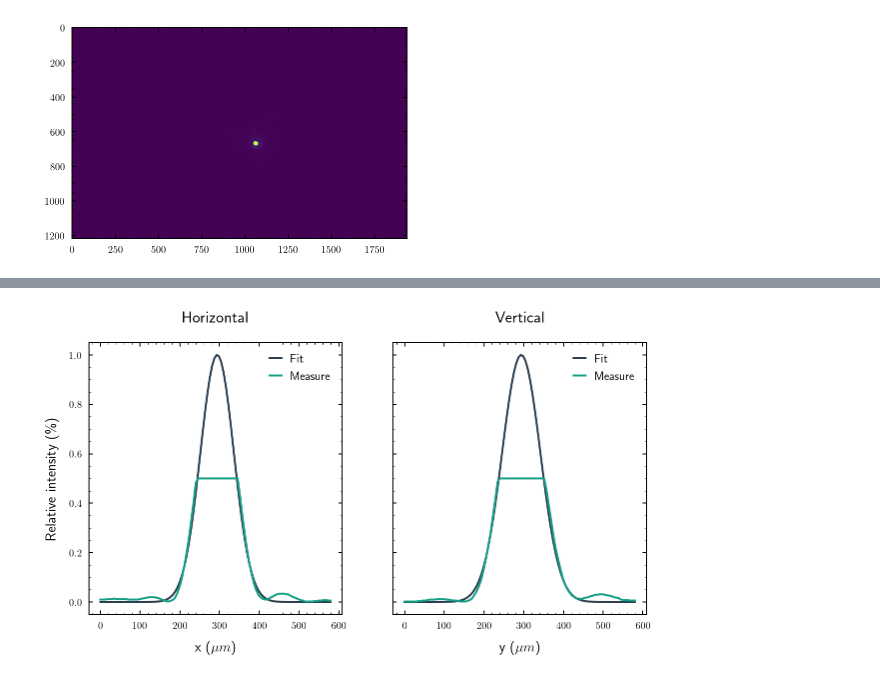
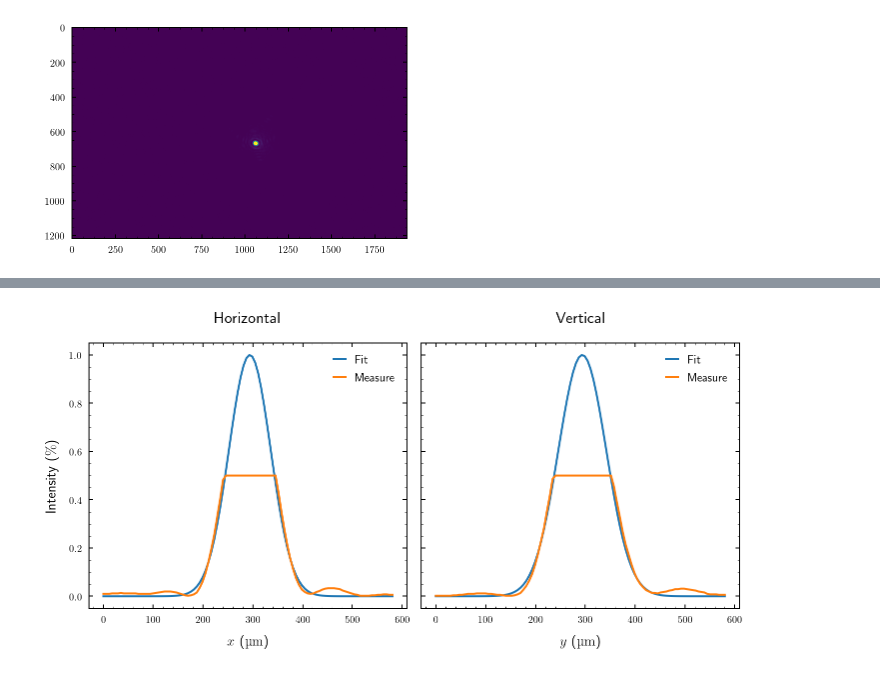
Before and after one commit to bodokaiser/bachelor-thesis, a Jupyter notebook: notebook/evaluation/intensity-profile.ipynb, the cells around one changed output, grey strips where cells are left out. Saved outputs shown, nothing was run; the diff lists cells and outputs as text; code cells hidden in the pictures.

```diff
--- a/notebook/evaluation/intensity-profile.ipynb
+++ b/notebook/evaluation/intensity-profile.ipynb
@@ -56,35 +55,35 @@ def fit(func, x, y, p0):
 # %%
 fig, axes = plt.subplots(nrows=1, ncols=2, sharey=True, figsize=(10, 5))
 
 x = ps*np.arange(0, w)
 y = ps*np.arange(0, h)
 
 a = patch[:, w // 2]
 b = patch[h // 2, :]
 
 #u = fit(gaussian, x, a, [1.4, 300, 100])
 #v = fit(gaussian, y, b, [1.4, 300, 100])
 u = gaussian(x, 2.0, 294, 42)
 v = gaussian(y, 2.0, 294, 48)
 
 vmax = np.min([u.max(), v.max()])
 
-axes[0].plot(x, u / vmax, label='Fit', color='#2c3e50')
-axes[0].plot(x, a / vmax, label='Measure', color='#16a085')
+axes[0].plot(x, u / vmax, label='Fit')
+axes[0].plot(x, a / vmax, label='Measure')
 
 axes[0].set_title('Horizontal')
-axes[0].set_xlabel('x ($\mu m$)')
-axes[0].set_ylabel('Relative intensity (\%)')
+axes[0].set_xlabel(r'$x$ (\si{\micro\meter})')
+axes[0].set_ylabel(r'Intensity (\si{\percent})')
 axes[0].legend()
 
-axes[1].plot(y, v / vmax, label='Fit', color='#2c3e50')
-axes[1].plot(y, b / vmax, label='Measure', color='#16a085')
+axes[1].plot(y, v / vmax, label='Fit')
+axes[1].plot(y, b / vmax, label='Measure')
 axes[1].set_title('Vertical')
-axes[1].set_xlabel('y ($\mu m$)')
+axes[1].set_xlabel(r'$y$ (\si{\micro\meter})')
 axes[1].legend()
 
-fig.savefig(os.path.join(figuredir, 'profile1d.pdf'))
-
+plt.tight_layout()
+plt.savefig(os.path.join(figuredir, 'profile.pdf'))
 plt.show()
 # %% [output]
-[figure, old version]
+[figure, new version]
```
Also changed, not shown: parts of 1 cell of this notebook, 9 other files.
